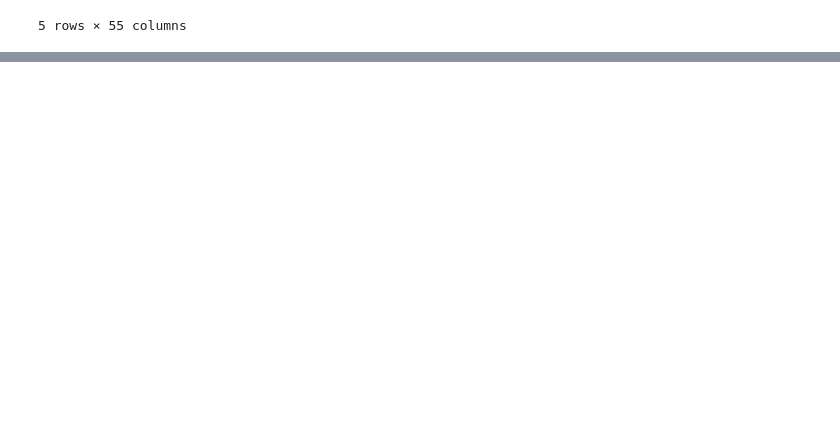
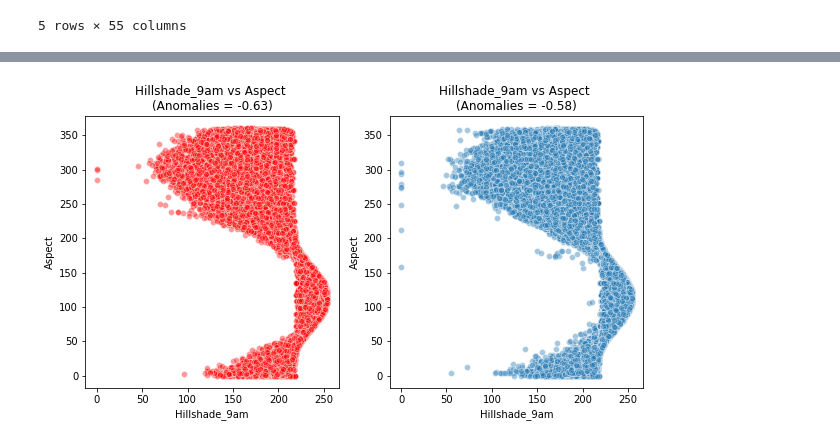
Before and after one commit to Yukkiasuna-sao/Anomaly_Detection, a Jupyter notebook: implementation/STEP2_Implementation.ipynb, the cells around one changed output, grey strips where cells are left out. Drawn from its saved outputs; the diff is of its cells as text; code cells hidden in the pictures; blank space fills up the shorter version.

```diff
--- a/implementation/STEP2_Implementation.ipynb
+++ b/implementation/STEP2_Implementation.ipynb
@@ -122,0 +254,4 @@ Name: Cover_Type, dtype: int64
+# %%
+Scatterplot('Hillshade_9am', 'Aspect', train)
+# %% [output]
+[figure, added]
```
Also changed, not shown: parts of 31 cells of this notebook.
